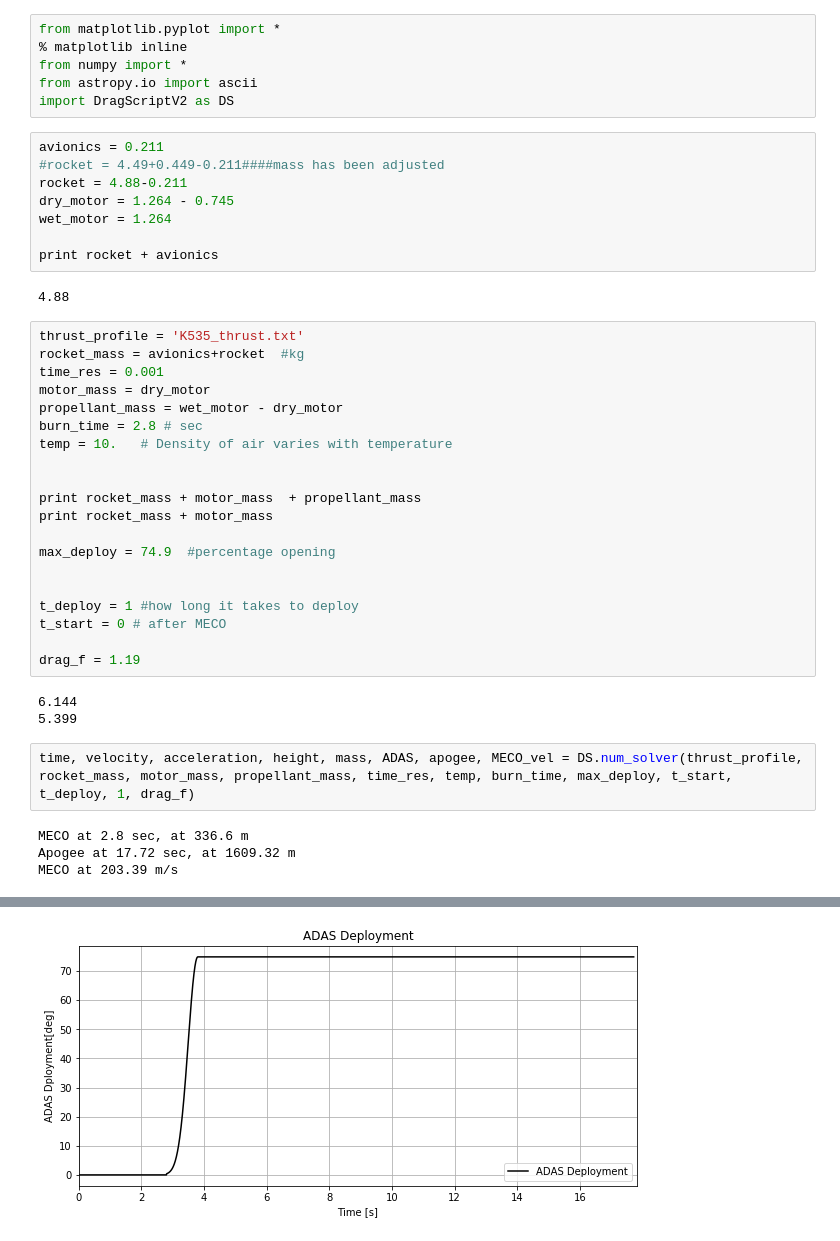
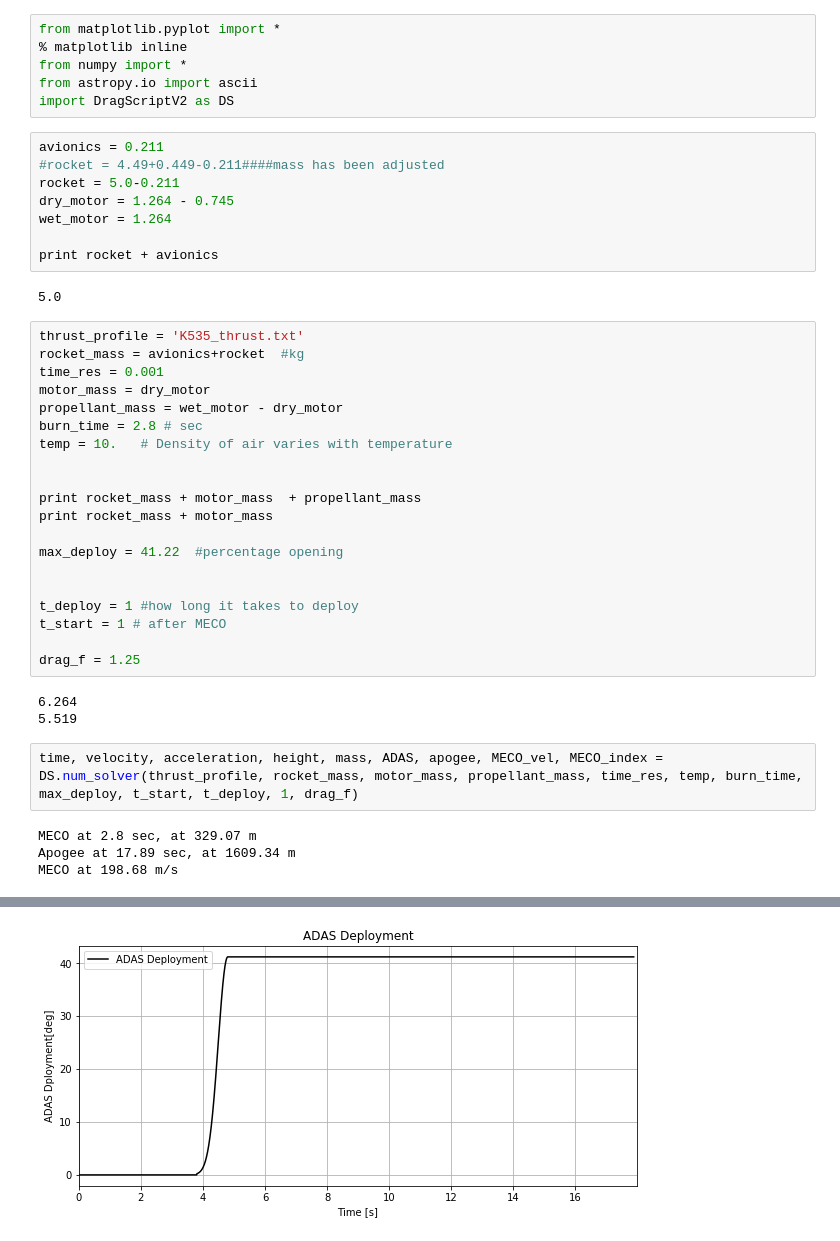
Before and after one commit to UCSC-Rocket-Club/Modeling, a Jupyter notebook: DragScript 2.0/Modelling Nominal Trajectories v2.ipynb, the cells around one changed output, grey strips where cells are left out. Drawn from its saved outputs; the diff is of its cells as text.

```diff
--- a/DragScript 2.0/Modelling Nominal Trajectories v2.ipynb
+++ b/DragScript 2.0/Modelling Nominal Trajectories v2.ipynb
@@ -7,13 +7,13 @@ import DragScriptV2 as DS
 # %%
 avionics = 0.211
 #rocket = 4.49+0.449-0.211####mass has been adjusted
-rocket = 4.88-0.211
+rocket = 5.0-0.211
 dry_motor = 1.264 - 0.745
 wet_motor = 1.264
 
 print rocket + avionics
 # %% [output]
-4.88
+5.0
 # %%
 thrust_profile = 'K535_thrust.txt'
 rocket_mass = avionics+rocket  #kg
@@ -27,19 +27,19 @@ temp = 10.   # Density of air varies with temperature
 print rocket_mass + motor_mass  + propellant_mass
 print rocket_mass + motor_mass
 
-max_deploy = 74.9  #percentage opening
+max_deploy = 41.22  #percentage opening
 
 
 t_deploy = 1 #how long it takes to deploy
-t_start = 0 # after MECO
+t_start = 1 # after MECO
 
-drag_f = 1.19
+drag_f = 1.25
 # %% [output]
-6.144
-5.399
+6.264
+5.519
 # %%
-time, velocity, acceleration, height, mass, ADAS, apogee, MECO_vel = DS.num_solver(thrust_profile, rocket_mass, motor_mass, propellant_mass, time_res, temp, burn_time, max_deploy, t_start, t_deploy, 1, drag_f)
+time, velocity, acceleration, height, mass, ADAS, apogee, MECO_vel, MECO_index = DS.num_solver(thrust_profile, rocket_mass, motor_mass, propellant_mass, time_res, temp, burn_time, max_deploy, t_start, t_deploy, 1, drag_f)
 # %% [output]
-MECO at 2.8 sec, at 336.6 m
-Apogee at 17.72 sec, at 1609.32 m
-MECO at 203.39 m/s
+MECO at 2.8 sec, at 329.07 m
+Apogee at 17.89 sec, at 1609.34 m
+MECO at 198.68 m/s
@@ -48 +48 @@ MECO at 203.39 m/s
-[figure, old version]
+[figure, new version]
```
Also changed, not shown: parts of 7 cells of this notebook, 52 other files.
